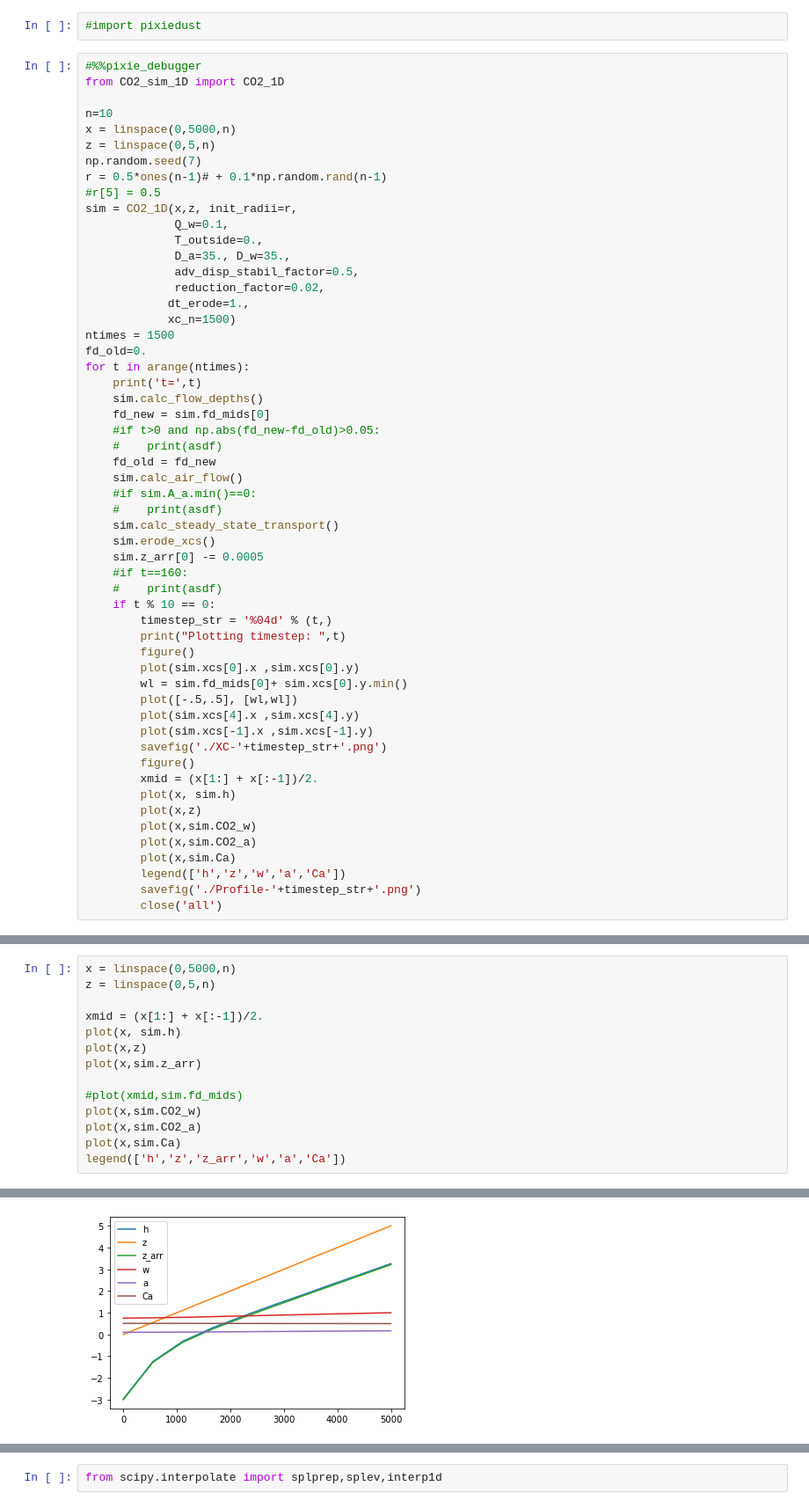
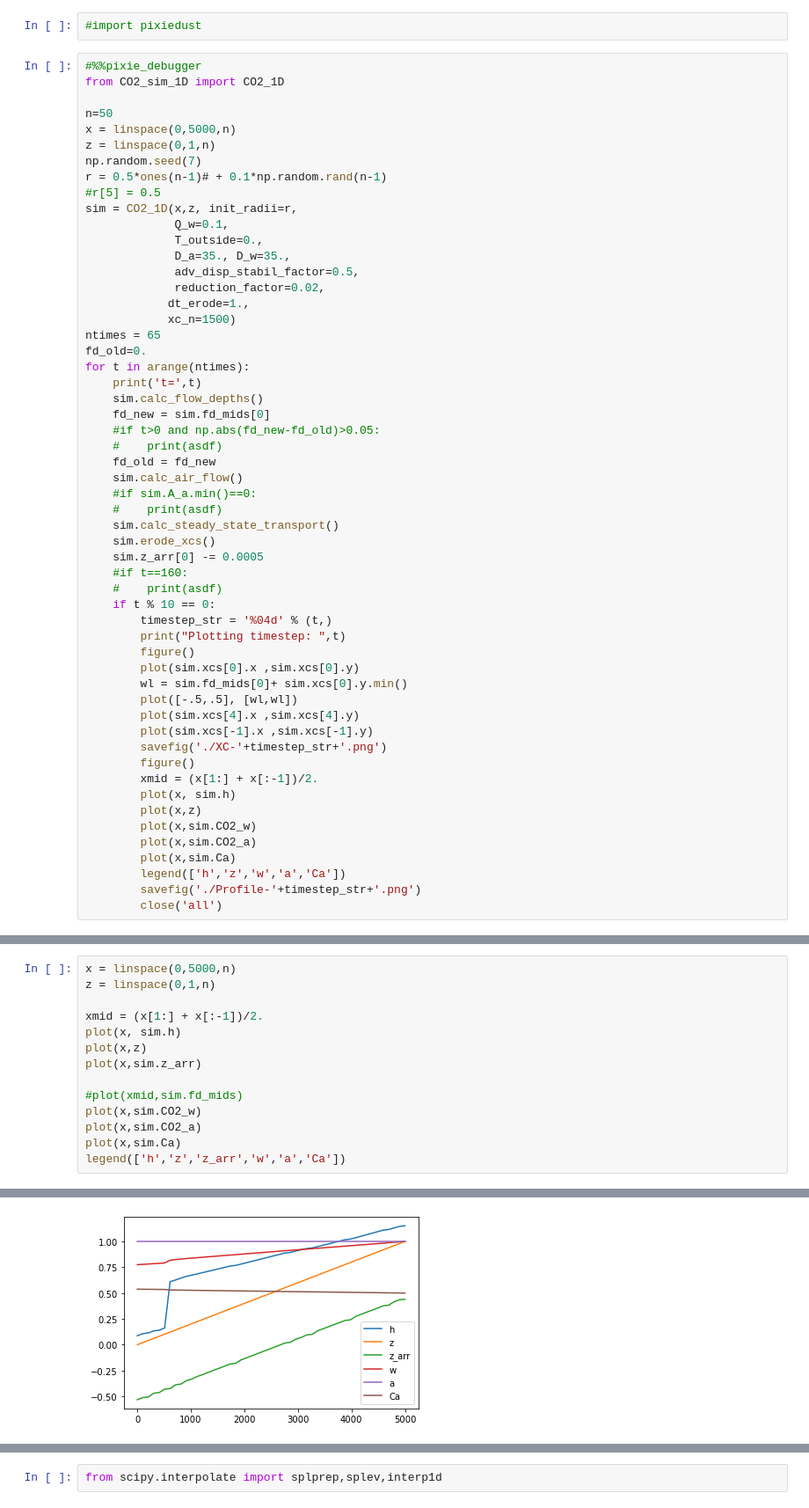
Before and after one commit to CovingtonResearchGroup/champ, a Jupyter notebook: CO2_1D_test.ipynb, the cells around one changed output, grey strips where cells are left out. Shown at 88% size. Cells and saved outputs as stored; diff of their text form.

```diff
--- a/CO2_1D_test.ipynb
+++ b/CO2_1D_test.ipynb
@@ -21,9 +35,9 @@ The autoreload extension is already loaded. To reload it, use:
 #%%pixie_debugger
 from CO2_sim_1D import CO2_1D
 
-n=10
+n=50
 x = linspace(0,5000,n)
-z = linspace(0,5,n)
+z = linspace(0,1,n)
 np.random.seed(7)
 r = 0.5*ones(n-1)# + 0.1*np.random.rand(n-1)
 #r[5] = 0.5
@@ -35,7 +49,7 @@ sim = CO2_1D(x,z, init_radii=r,
              reduction_factor=0.02,
             dt_erode=1.,
             xc_n=1500)
-ntimes = 1500
+ntimes = 65
 fd_old=0.
 for t in arange(ntimes):
     print('t=',t)
@@ -101,20 +115,20 @@ plot(total_dz)
 # %%
 x = linspace(0,5000,n)
-z = linspace(0,5,n)
+z = linspace(0,1,n)
 
 xmid = (x[1:] + x[:-1])/2.
 plot(x, sim.h)
 plot(x,z)
 plot(x,sim.z_arr)
 
 #plot(xmid,sim.fd_mids)
 plot(x,sim.CO2_w)
 plot(x,sim.CO2_a)
 plot(x,sim.Ca)
 legend(['h','z','z_arr','w','a','Ca'])
 # %% [output]
 <matplotlib.legend.Legend at 0x...>
-[figure, old version]
+[figure, new version]
 # %%
 xmid = (x[1:] + x[:-1])/2.
 plot(xmid, sim.h[1:]-sim.h[:-1])
```
Also changed, not shown: parts of 8 cells of this notebook.
